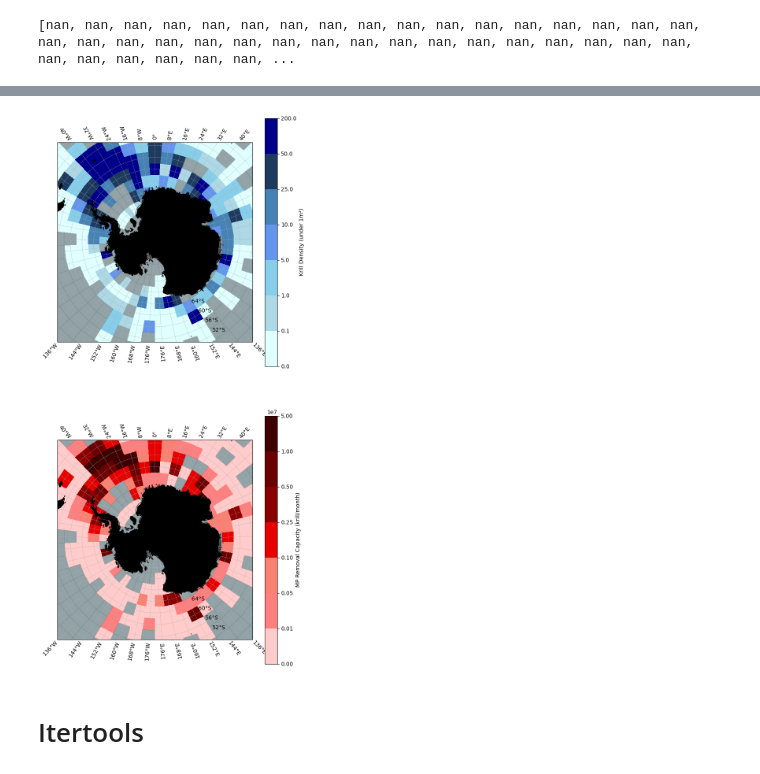
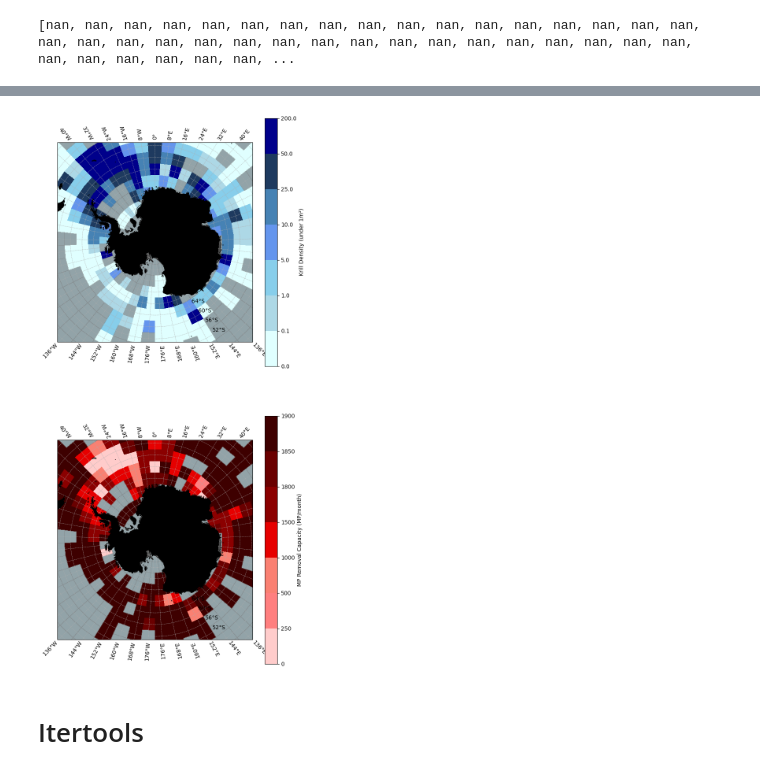
Before and after one commit to bethcandish/Antarctic_Krill, a Jupyter notebook: model_plots.ipynb, the cells around one changed output, grey strips where cells are left out. Saved outputs shown, nothing was run; the diff lists cells and outputs as text; code cells hidden in the pictures.

Commit message:
figure making

```diff
--- a/model_plots.ipynb
+++ b/model_plots.ipynb
@@ -1747,6 +1860,9 @@ std_acc = mean_std_df_deep['Std_Accumulation'].values
 # Plotting
 fig, ax = plt.subplots(2,1, figsize=(6, 10))
 
+#convert time to days
+time = time / 24
+
 ax[0].plot(time, mean_surface_conc, label="Mean Surface MP Concentration", color="black")
 ax[0].fill_between(
     time,
@@ -1754,8 +1870,8 @@ ax[0].fill_between(
     mean_surface_conc + std_surface_conc,
     color="black", alpha=0.2
 )
-ax[0].set_xlabel("Time (hours)", fontsize=14)
-ax[0].set_ylabel("Surface MP Concentration (particles/m³)", fontsize=14)
+ax[0].set_xlabel("Time (days)", fontsize=14)
+ax[0].set_ylabel("Surface MP Concentration (particles/m³/krill)", fontsize=14)
 ax[0].grid()
 
 ax[1].plot(time, mean_acc, label="Mean MP at 2000m", color="black")
@@ -1767,8 +1883,8 @@ ax[1].fill_between(
 )
 
 
-ax[1].set_xlabel("Time (hours)", fontsize=14)
-ax[1].set_ylabel("Cumulative MP (particles/krill)", fontsize=14)
+ax[1].set_xlabel("Time (days)", fontsize=14)
+ax[1].set_ylabel("Cumulative MP (particles/m³/krill)", fontsize=14)
 #ax[1].legend(fontsize=16)
 ax[1].grid()
 
@@ -1882,7 +1999,10 @@ krill_summary['Area_km2'] = krill_summary.apply(lambda row: calculate_area(row['
 
 krill_summary['no_krill'] = krill_summary['mean_standardised'] * krill_summary['Area_km2']
 
-krill_summary['MP_removal_one_month'] = krill_summary['no_krill'] * 0.36
+krill_summary['MP_removal_one_month'] = krill_summary['no_krill'] * 0.45 * 30
+
+krill_summary['conc_change_month'] = 1900 - krill_summary['no_krill'] * 0.45 * 30 / (krill_summary['Area_km2']) #convert km2 to m2
+
 
 # Display the summary DataFrame
 
@@ -1942,11 +2100,12 @@ for _, row in krill_summary.iterrows():
     krill_grid[lat_idx, lon_idx] = row['mean_standardised']
 
     # Assign the removal capacity value to the corresponding grid cell
-    removal_capacity_grid[lat_idx, lon_idx] = row['MP_removal_one_month']
+    removal_capacity_grid[lat_idx, lon_idx] = row['conc_change_month']
 
 # Define custom bin edges for both krill density and removal capacity
 bin_edges = [0, 0.1, 1, 5, 10, 25, 50, 200]
-removal_bin_edges = [0, 100000, 500000, 1000000, 2500000, 5000000, 10000000, 50000000]  # Adjust binning for removal capacity
+removal_bin_edges = [   0.0, 250, 500,1000 ,1500 , 1800, 1850, 1900.0 ]
+  # Adjust binning for removal capacity
 
 # Define corresponding colors for the bins
 bin_colors = [
@@ -1985,35 +2144,35 @@ mesh_krill = ax1.pcolormesh(longitude_bins, latitude_bins, masked_krill_grid, cm
                             transform=ccrs.PlateCarree(), shading='flat')
 
 # Plot removal capacity grid
 mesh_removal = ax2.pcolormesh(longitude_bins, latitude_bins, masked_removal_grid, cmap=removal_cmap, norm=removal_norm,
                               transform=ccrs.PlateCarree(), shading='flat')
 
 # Overlay NaN values manually in grey on both maps
 nan_mask_krill = np.isnan(krill_grid)
 nan_mask_removal = np.isnan(removal_capacity_grid)
 
 ax1.pcolormesh(longitude_bins, latitude_bins, np.where(nan_mask_krill, 1, np.nan),
                cmap=ListedColormap(['grey']), transform=ccrs.PlateCarree(), shading='flat', alpha=0.6)
 
 ax2.pcolormesh(longitude_bins, latitude_bins, np.where(nan_mask_removal, 1, np.nan),
                cmap=ListedColormap(['grey']), transform=ccrs.PlateCarree(), shading='flat', alpha=0.6)
 
 # Add colorbars for both maps
 cbar_krill = plt.colorbar(mesh_krill, ax=ax1, orientation='vertical', label='Krill Density (under 1m²)')
 cbar_krill.set_ticks(bin_edges)
 
-cbar_removal = plt.colorbar(mesh_removal, ax=ax2, orientation='vertical', label='MP Removal Capacity (krill/month)')
+cbar_removal = plt.colorbar(mesh_removal, ax=ax2, orientation='vertical', label='MP Removal Capacity (MP/month)')
 cbar_removal.set_ticks(removal_bin_edges)
 
 # Overlay Antarctica with black on both maps
 for ax in [ax1, ax2]:
     ax.add_feature(cfeature.NaturalEarthFeature(
         category='physical', name='land', scale='110m', facecolor='black'), zorder=10)
 
 # Show the plot
 plt.show()
 # %% [output]
-[figure, old version]
+[figure, new version]
 # %% [markdown]
 # Itertools
 # %%
```
Also changed, not shown: parts of 33 cells of this notebook, 11 other files.
